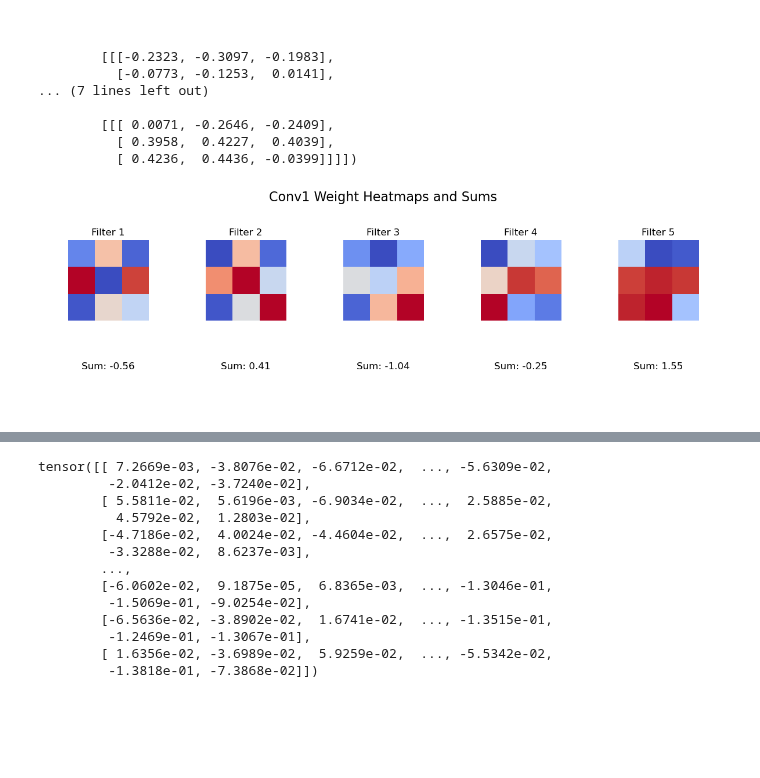
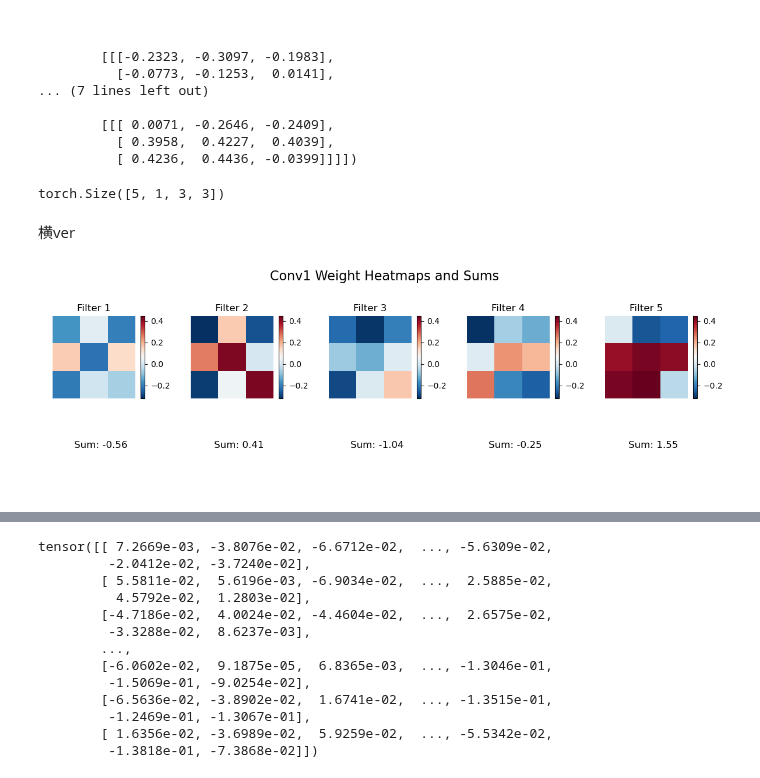
Before and after one commit to Chansuga/Master-s_thesis, a Jupyter notebook: Paper_Tomiya_Tanaka/Parameter analysis/prm_CNN_L16.ipynb, the cells around one changed output, grey strips where cells are left out. Drawn from its saved outputs; the diff is of its cells as text; code cells hidden in the pictures; blank space fills up the shorter version.

```diff
--- a/Paper_Tomiya_Tanaka/Parameter analysis/prm_CNN_L16.ipynb
+++ b/Paper_Tomiya_Tanaka/Parameter analysis/prm_CNN_L16.ipynb
@@ -45,3 +45,7 @@ tensor([[[[-0.1675,  0.0215, -0.1977],
         [[[ 0.0071, -0.2646, -0.2409],
           [ 0.3958,  0.4227,  0.4039],
           [ 0.4236,  0.4436, -0.0399]]]])
+# %%
+conv1_weight.size()
+# %% [output]
+torch.Size([5, 1, 3, 3])
@@ -48,24 +58,34 @@ tensor([[[[-0.1675,  0.0215, -0.1977],
 # %%
 # NumPy配列に変換
 conv1_weight_np = conv1_weight.cpu().numpy()
+# %% [markdown]
+横ver
 # %%
-# 各重みフィルターに対して成分の和を計算
-filter_sums = [np.sum(filter) for filter in conv1_weight_np]
+# # 各重みフィルターに対して成分の和を計算
+# filter_sums = [np.sum(filter) for filter in conv1_weight_np]
 
-# 5つの重みフィルターとその成分の和を1つの図にプロット
-plt.figure(figsize=(12, 4))
-for i in range(5):
-    plt.subplot(2, 5, i+1)
-    plt.imshow(conv1_weight_np[i, 0], cmap='coolwarm', interpolation='nearest')
-    plt.title(f'Filter {i+1}')
-    plt.axis('off')
+# # カラーマップの最小値を0以下に設定
+# min_value = min(np.min(conv1_weight_np), 0)
+# # 単一の最大値を取得
+# max_value = np.amax(conv1_weight_np)
 
-    plt.subplot(2, 5, i+6)
-    plt.text(0.5, 0.5, f'Sum: {filter_sums[i]:.2f}', fontsize=12, ha='center')
-    plt.axis('off')
+# # 5つの重みフィルターとその成分の和を1つの図にプロット
+# plt.figure(figsize=(12, 4))
+# for i in range(5):
+#     plt.subplot(2, 5, i+1)
+#     plt.imshow(conv1_weight_np[i, 0], cmap='RdBu_r', vmin=min_value, vmax=max_value, interpolation='nearest')
+#     plt.colorbar()
+#     plt.title(f'Filter {i+1}')
+#     plt.axis('off')
 
-plt.suptitle('Conv1 Weight Heatmaps and Sums', fontsize=16)
-plt.tight_layout(rect=[0, 0, 1, 0.95])
-plt.show()
+#     plt.subplot(2, 5, i+6)
+#     plt.text(0.5, 0.5, f'Sum: {filter_sums[i]:.2f}', fontsize=12, ha='center')
+#     plt.axis('off')
+
+# plt.suptitle('Conv1 Weight Heatmaps and Sums', fontsize=16)
+# plt.tight_layout(rect=[0, 0, 1, 0.95])
+# # 図をファイルとして保存
+# plt.savefig('../image storage/L16_CNN_filter.png')
+# plt.show()
 # %% [output]
-[figure, old version]
+[figure, new version]
```
Also changed, not shown: parts of 7 cells of this notebook, 20 other files.
